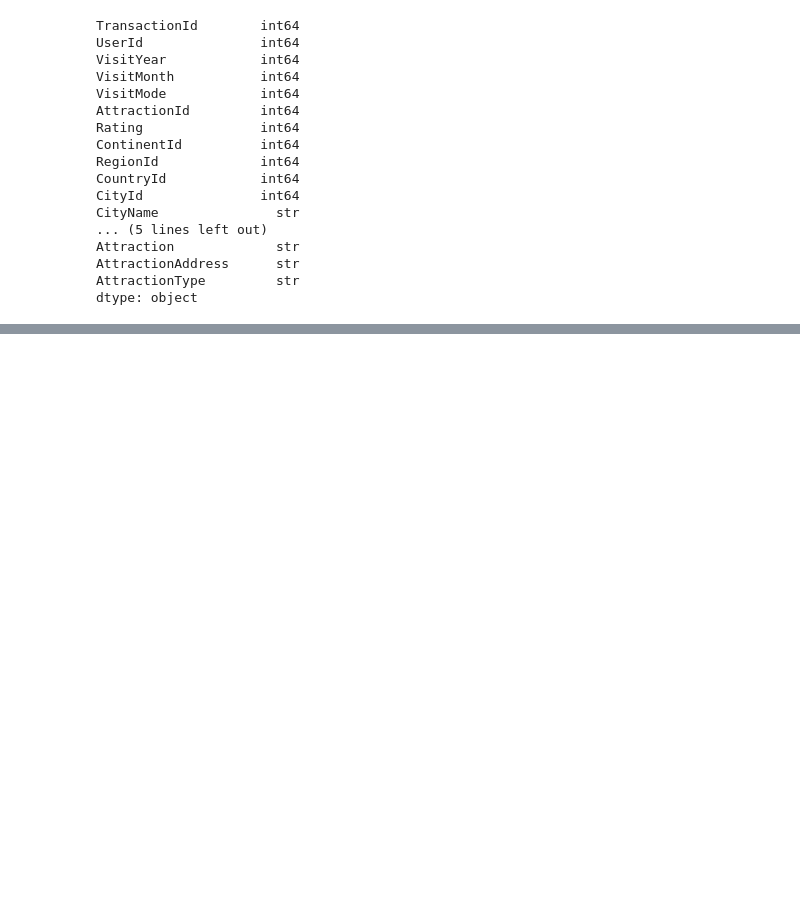
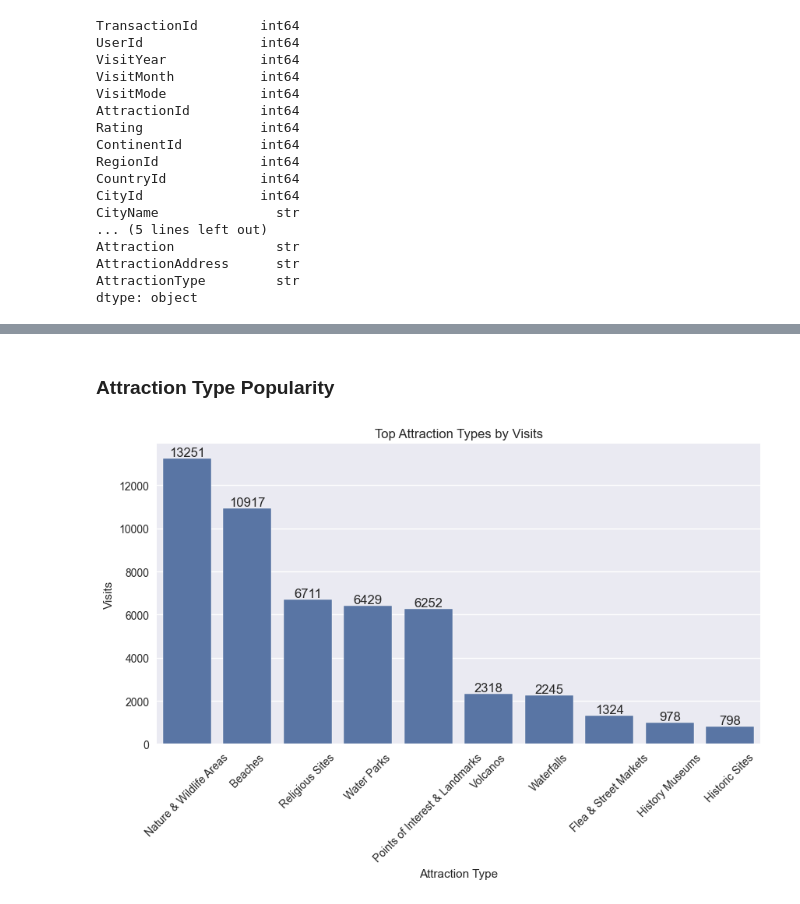
Before and after one commit to shabbu8111999/Tourism_Experience_Analytics, a Jupyter notebook: jupyter/Tourism_Experience.ipynb, the cells around one changed output, grey strips where cells are left out. Cells and saved outputs as stored; diff of their text form; code cells hidden in the pictures; blank space fills up the shorter version.

```diff
--- a/jupyter/Tourism_Experience.ipynb
+++ b/jupyter/Tourism_Experience.ipynb
@@ -665,0 +709,18 @@ dtype: object
+# %% [markdown]
+### Attraction Type Popularity
+# %%
+type_counts = clean_df['AttractionType'].value_counts().head(10)
+
+plt.figure(figsize=(10,5))
+ax = sns.barplot(x=type_counts.index, y=type_counts.values)
+plt.title("Top Attraction Types by Visits")
+plt.xlabel("Attraction Type")
+plt.ylabel("Visits")
+plt.xticks(rotation=45)
+
+for i, v in enumerate(type_counts.values):
+    ax.text(i, v, v, ha='center', va='bottom')
+
+plt.show()
+# %% [output]
+[figure, added]
```
Also changed, not shown: parts of 83 cells of this notebook, 1 other file.
